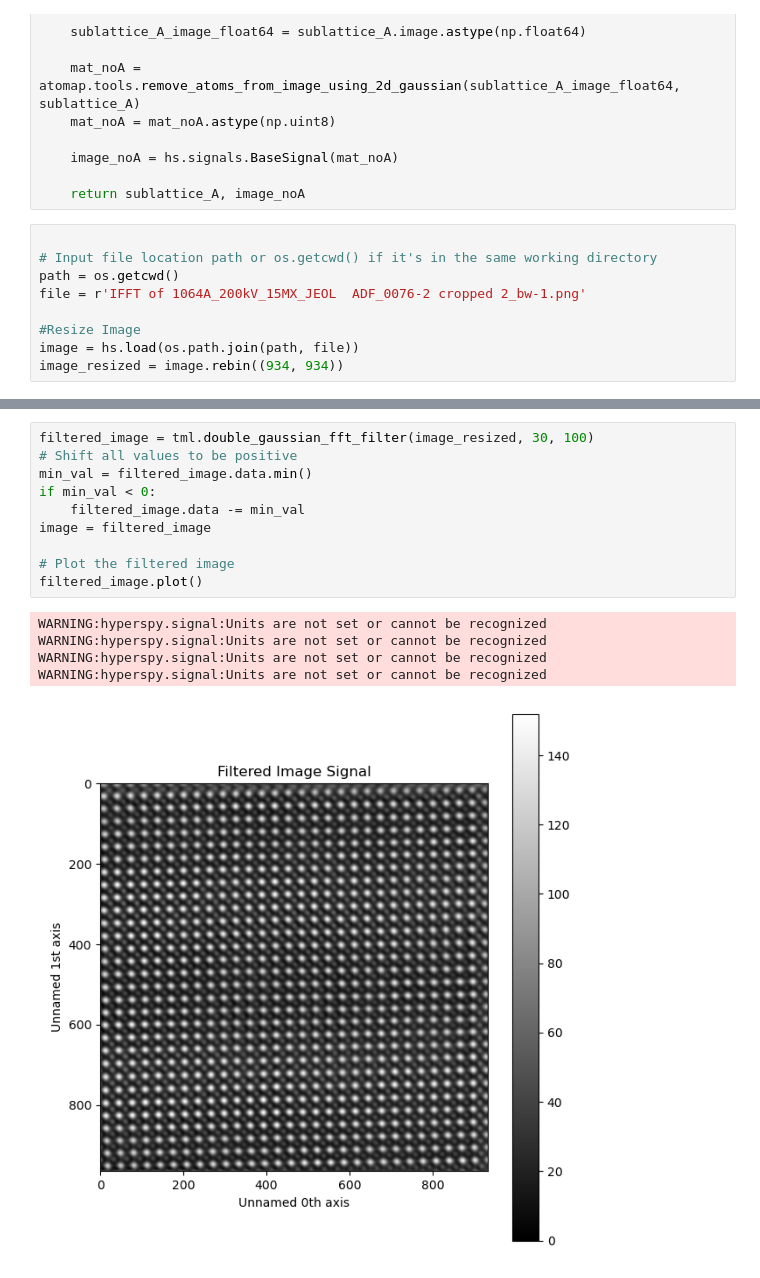
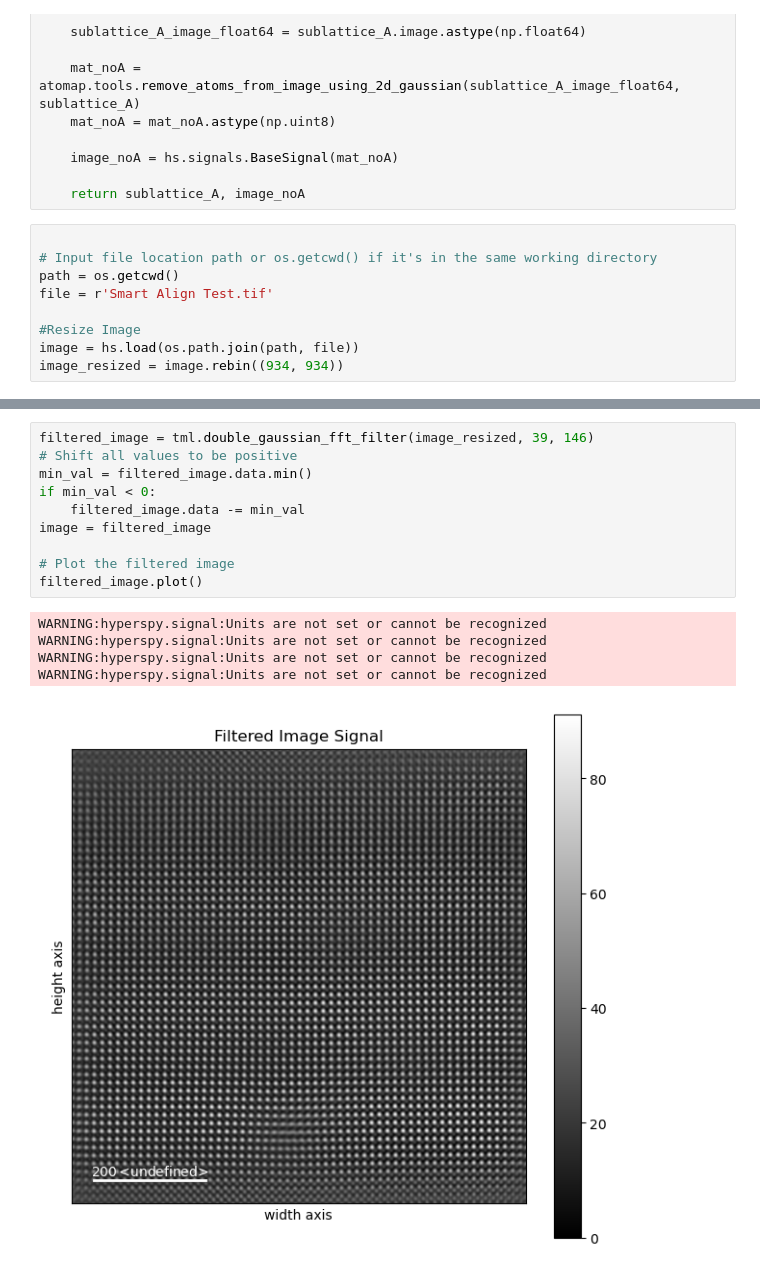
Before and after one commit to ezioaottg/BCT-BZT-Layering-Project, a Jupyter notebook: polarisation.ipynb, the cells around one changed output, grey strips where cells are left out. Saved outputs shown, nothing was run; the diff lists cells and outputs as text.

```diff
--- a/polarisation.ipynb
+++ b/polarisation.ipynb
@@ -36,7 +36,7 @@ def GetLatticeA(image, separation):
 
 # Input file location path or os.getcwd() if it's in the same working directory
 path = os.getcwd()
-file = r'IFFT of 1064A_200kV_15MX_JEOL  ADF_0076-2 cropped 2_bw-1.png'
+file = r'Smart Align Test.tif'
 
 #Resize Image
 image = hs.load(os.path.join(path, file))
@@ -51,19 +52,19 @@ WARNING:hyperspy.signal:Units are not set or cannot be recognized
 # %%
-filtered_image = tml.double_gaussian_fft_filter(image_resized, 30, 100)
+filtered_image = tml.double_gaussian_fft_filter(image_resized, 39, 146)
 # Shift all values to be positive
 min_val = filtered_image.data.min()
 if min_val < 0:
     filtered_image.data -= min_val
 image = filtered_image
 
 # Plot the filtered image
 filtered_image.plot()
 # %% [output]
 WARNING:hyperspy.signal:Units are not set or cannot be recognized
 WARNING:hyperspy.signal:Units are not set or cannot be recognized
 WARNING:hyperspy.signal:Units are not set or cannot be recognized
 WARNING:hyperspy.signal:Units are not set or cannot be recognized
-[figure, old version]
+[figure, new version]
 # %%
 # Determine
 
```
Also changed, not shown: parts of 2 cells of this notebook, 11 other files.
